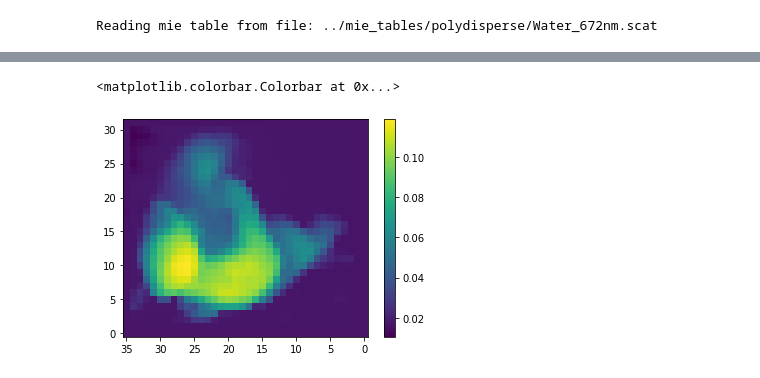
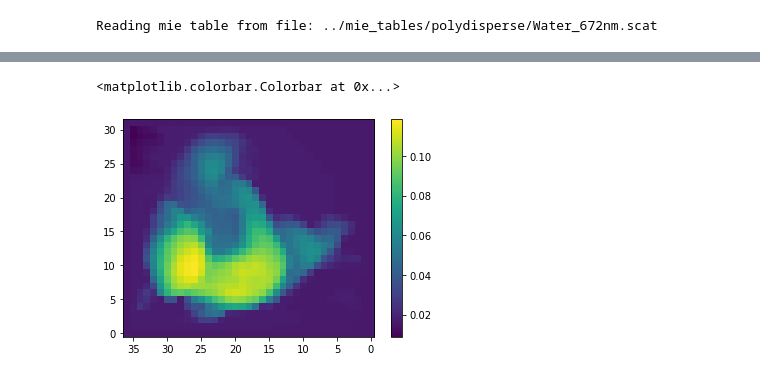
Before and after one commit to CloudTomography/AT3D, a Jupyter notebook: notebooks/Radiance Rendering [Single Image].ipynb, the cells around one changed output, grey strips where cells are left out. Drawn from its saved outputs; the diff is of its cells as text; code cells hidden in the pictures.

```diff
--- a/notebooks/Radiance Rendering [Single Image].ipynb
+++ b/notebooks/Radiance Rendering [Single Image].ipynb
@@ -28,12 +28,16 @@ import numpy as np
 import shdom
 # %%
 """
-MiePolydisperse object loads a previously saved mie table.
+ - MiePolydisperse object loads a previously saved mie table.
+ - Rayleigh object initilizes Rayleigh scattering according to a temperature profile.
+   Temperature profile here is of summer mid-latitude for 0-20km taken from AFGL [1]
+ - A Large-Eddy-Simulated [2] cloud michrophysical properties are loaded from a csv file.
 
-Rayleigh object initilizes Rayleigh scattering according to a temperature profile.
-Temperature profile here is of summer mid-latitude for 0-20km taken from AFGL.
-
-Load a Large-Eddy-Simulated cloud michrophysical properties from a csv file.
+[1] G. P. Anderson, S. A. Clough, F. Kneizys, J. H. Chetwynd, and E. P. Shettle.
+    AFGL atmospheric constituentprofiles (0.120 km). Technical report, Air Force Geophysics Lab, 1986.
+[2] G. Matheou and D. Chung. Large-eddy simulation of stratified turbulence.
+    part CLARREO: Application of thestretched-vortex model to the atmospheric boundary layer.
+    Journal of the Atmospheric Sciences, 71(12):44394460,2014.
 """
 # Mie scattering for water droplets
 mie = shdom.MiePolydisperse()
@@ -41,17 +45,17 @@ mie.read_table(file_path='../mie_tables/polydisperse/Water_672nm.scat')
 
 # Generate a Microphysical medium
 droplets = shdom.MicrophysicalScatterer()
-droplets.load_from_csv('../synthetic_cloud_fields/jpl_les/rico32x36x25.txt', veff=0.1)
+droplets.load_from_csv('../synthetic_cloud_fields/jpl_les/rico32x37x26.txt', veff=0.1)
 droplets.add_mie(mie)
 
-# Rayleigh scattering for air molecules
-temperatures = np.array([292.220, 292.040, 291.860, 291.680, 291.500, 291.320, 291.140, 290.960, 290.780,
-                         290.600, 290.420, 290.240, 290.060, 289.880, 289.700, 289.920, 290.140, 290.360,
-                         290.580, 290.800, 291.020, 291.240, 291.460, 291.680, 291.900])
-air_molecules_grid = shdom.Grid(z=np.linspace(0.0, 20.0, len(temperatures)))
-temperature_profile = shdom.GridData(air_molecules_grid, temperatures)
+# Rayleigh scattering for air molecules up to 20 km
+df = pd.read_csv('../ancillary_data/AFGL_summer_mid_lat.txt', comment='#', sep=' ')
+altitudes = df['Altitude(km)'].to_numpy(dtype=np.float32)
+temperatures = df['Temperature(k)'].to_numpy(dtype=np.float32)
+temperature_profile = shdom.GridData(shdom.Grid(z=altitudes), temperatures)
+air_grid = shdom.Grid(z=np.linspace(0, 20, 20))
 rayleigh = shdom.Rayleigh(wavelength=0.672)
-rayleigh.set_profile(temperature_profile)
+rayleigh.set_profile(temperature_profile.resample(air_grid))
 air = rayleigh.get_scatterer()
 # %% [output]
 Reading mie table from file: ../mie_tables/polydisperse/Water_672nm.scat
@@ -107,22 +111,25 @@ the shdom.RteSolver object. These are subsequently used for the rendering of an
 """
 rte_solver.solve(maxiter=100)
 # %%
+"""
+Render an image by integrating the incoming radiance along the projection geometry defines (pixels).
+"""
 projection = shdom.OrthographicProjection(
     bounding_box=droplets.grid.bounding_box,
     x_resolution=0.02,
     y_resolution=0.02,
     azimuth=0.0,
     zenith=0.0,
     altitude='TOA'
 )
 camera = shdom.Camera(shdom.RadianceSensor(), projection)
 image = camera.render(rte_solver)
 
 %matplotlib inline
 plt.imshow(image)
 plt.gca().invert_yaxis()
 plt.gca().invert_xaxis()
 plt.colorbar()
 # %% [output]
 <matplotlib.colorbar.Colorbar at 0x...>
-[figure, old version]
+[figure, new version]
```
Also changed, not shown: parts of 2 cells of this notebook, 4 other files.
